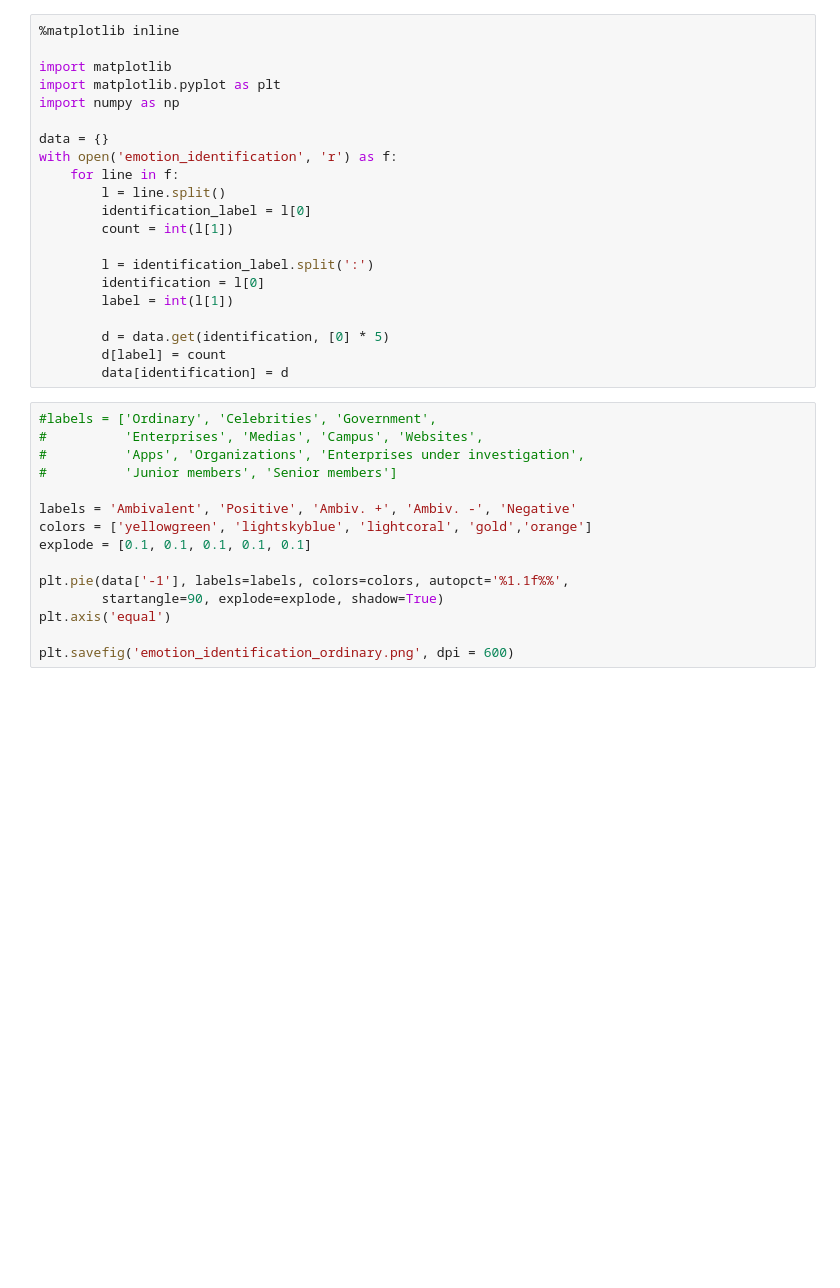
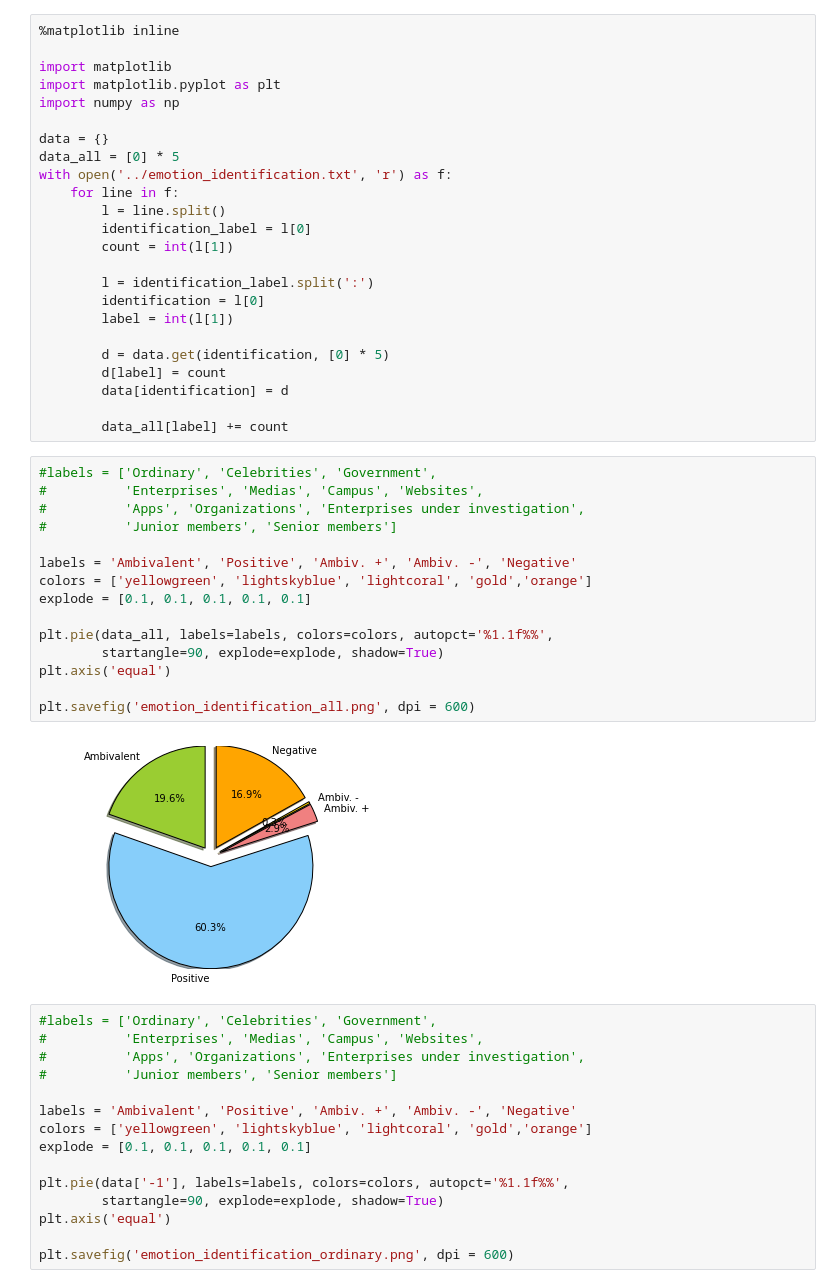
Before and after one commit to irmowan/Weibo-Emotions, a Jupyter notebook: result/charts/emotion_identification.ipynb, the cells around one changed output. Saved outputs shown, nothing was run; the diff lists cells and outputs as text; blank space fills up the shorter version.

```diff
--- a/result/charts/emotion_identification.ipynb
+++ b/result/charts/emotion_identification.ipynb
@@ -6,7 +6,8 @@ import matplotlib.pyplot as plt
 import numpy as np
 
 data = {}
-with open('emotion_identification', 'r') as f:
+data_all = [0] * 5
+with open('../emotion_identification.txt', 'r') as f:
     for line in f:
         l = line.split()
         identification_label = l[0]
@@ -19,6 +20,25 @@ with open('emotion_identification', 'r') as f:
         d = data.get(identification, [0] * 5)
         d[label] = count
         data[identification] = d
+
+        data_all[label] += count
+# %%
+#labels = ['Ordinary', 'Celebrities', 'Government',
+#          'Enterprises', 'Medias', 'Campus', 'Websites',
+#          'Apps', 'Organizations', 'Enterprises under investigation',
+#          'Junior members', 'Senior members']
+
+labels = 'Ambivalent', 'Positive', 'Ambiv. +', 'Ambiv. -', 'Negative'
+colors = ['yellowgreen', 'lightskyblue', 'lightcoral', 'gold','orange']
+explode = [0.1, 0.1, 0.1, 0.1, 0.1]
+
+plt.pie(data_all, labels=labels, colors=colors, autopct='%1.1f%%',
+        startangle=90, explode=explode, shadow=True)
+plt.axis('equal')
+
+plt.savefig('emotion_identification_all.png', dpi = 600)
+# %% [output]
+[figure, added]
 # %%
 #labels = ['Ordinary', 'Celebrities', 'Government',
 #          'Enterprises', 'Medias', 'Campus', 'Websites',
```
Also changed, not shown: parts of 4 cells of this notebook, 19 other files.
